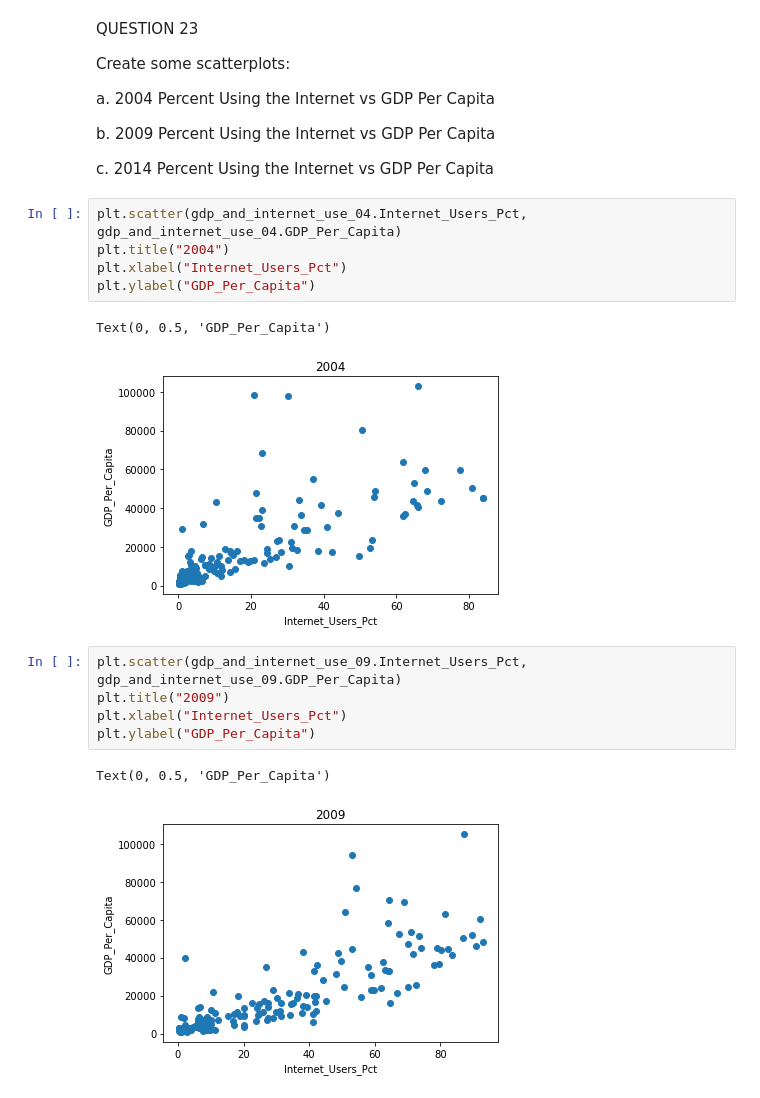
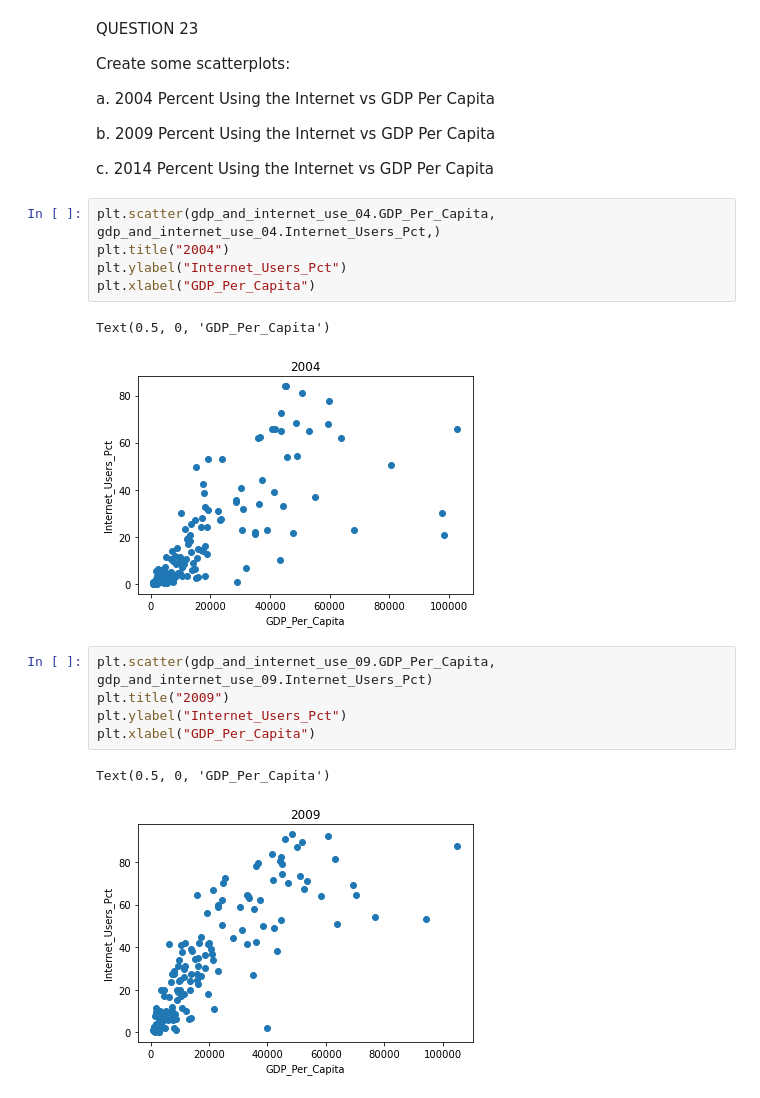
Before and after one commit to megan2/gdp-and-internet-usage-megan2, a Jupyter notebook: gdp_python_workbook.ipynb, the cells around one changed output. Drawn from its saved outputs; the diff is of its cells as text.

```diff
--- a/gdp_python_workbook.ipynb
+++ b/gdp_python_workbook.ipynb
@@ -254,19 +254,19 @@ b. 2009 Percent Using the Internet vs GDP Per Capita
 
 c. 2014 Percent Using the Internet vs GDP Per Capita
 # %%
-plt.scatter(gdp_and_internet_use_04.Internet_Users_Pct, gdp_and_internet_use_04.GDP_Per_Capita)
+plt.scatter(gdp_and_internet_use_04.GDP_Per_Capita, gdp_and_internet_use_04.Internet_Users_Pct,)
 plt.title("2004")
-plt.xlabel("Internet_Users_Pct")
-plt.ylabel("GDP_Per_Capita")
+plt.ylabel("Internet_Users_Pct")
+plt.xlabel("GDP_Per_Capita")
 # %% [output]
-Text(0, 0.5, 'GDP_Per_Capita')
+Text(0.5, 0, 'GDP_Per_Capita')
-[figure, old version]
+[figure, new version]
 # %%
-plt.scatter(gdp_and_internet_use_09.Internet_Users_Pct, gdp_and_internet_use_09.GDP_Per_Capita)
+plt.scatter(gdp_and_internet_use_09.GDP_Per_Capita, gdp_and_internet_use_09.Internet_Users_Pct)
 plt.title("2009")
-plt.xlabel("Internet_Users_Pct")
-plt.ylabel("GDP_Per_Capita")
+plt.ylabel("Internet_Users_Pct")
+plt.xlabel("GDP_Per_Capita")
 # %% [output]
-Text(0, 0.5, 'GDP_Per_Capita')
+Text(0.5, 0, 'GDP_Per_Capita')
-[figure, old version]
+[figure, new version]
 # %%
```
Also changed, not shown: parts of 11 cells of this notebook.
